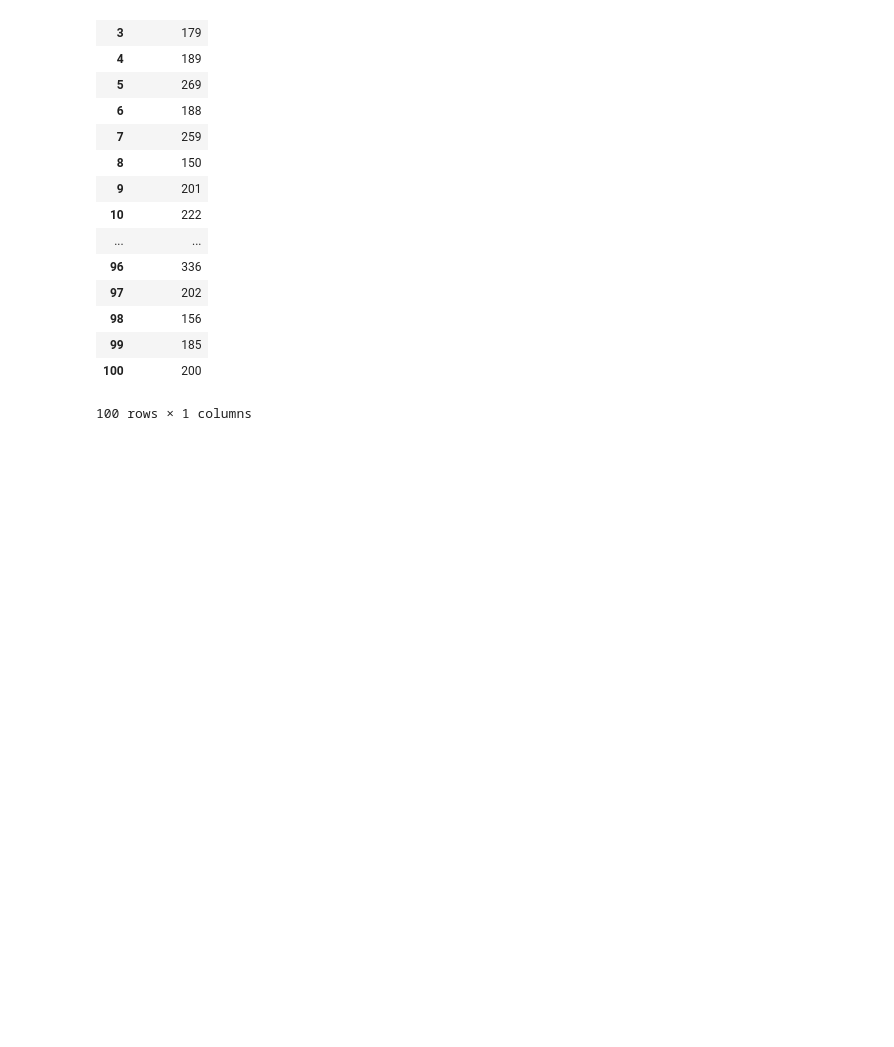
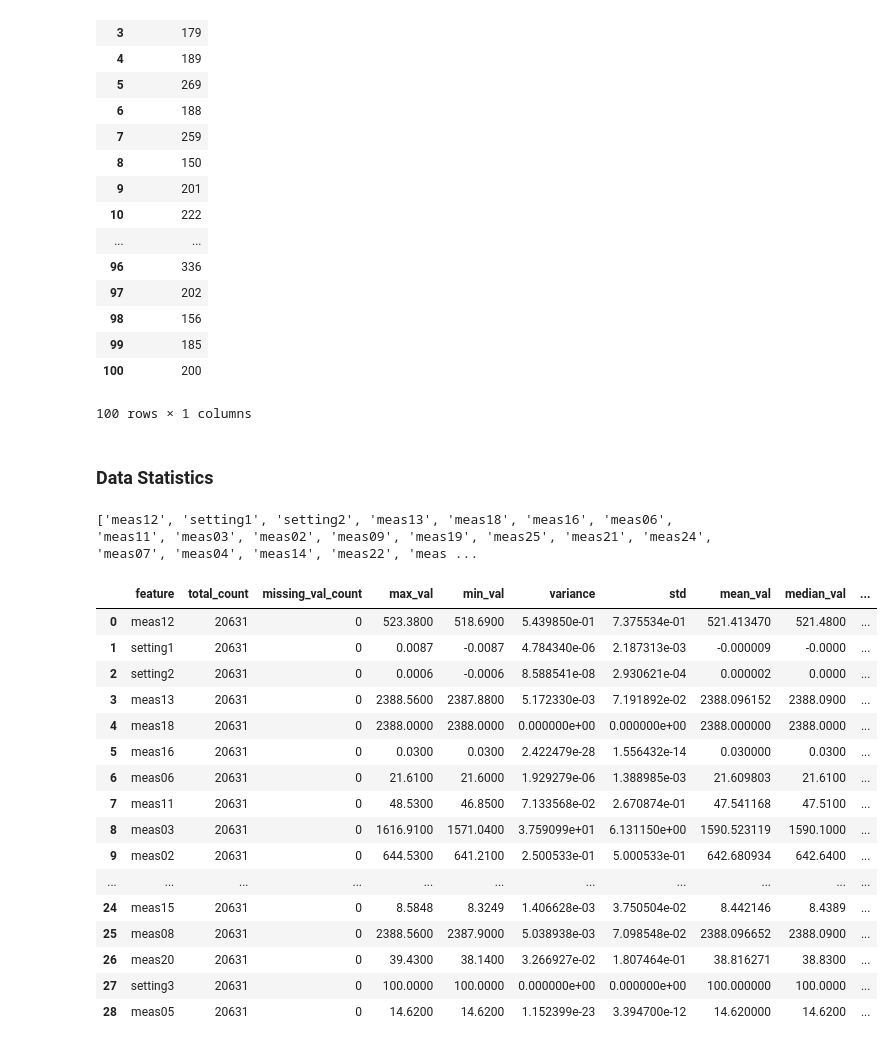
Before and after one commit to TalatIqbal/OilGasConference, a Jupyter notebook: notebooks/tl - A00 - Data processing.ipynb, the cells around one changed output. Cells and saved outputs as stored; diff of their text form; code cells hidden in the pictures; blank space fills up the shorter version.

```diff
--- a/notebooks/tl - A00 - Data processing.ipynb
+++ b/notebooks/tl - A00 - Data processing.ipynb
@@ -115,3 +115,67 @@ df[['unit', 'time_cycles']].groupby('unit').count()
 | 99 | 185 |
 | 100 | 200 |
 100 rows × 1 columns
+# %% [markdown]
+### Data Statistics
+# %%
+features = list(set(col_headers) - set(['time_cycles','unit']))
+print(features)
+# %% [output]
+['meas12', 'setting1', 'setting2', 'meas13', 'meas18', 'meas16', 'meas06', 'meas11', 'meas03', 'meas02', 'meas09', 'meas19', 'meas25', 'meas21', 'meas24', 'meas07', 'meas04', 'meas14', 'meas22', 'meas ...
+# %%
+df_stats = pd.DataFrame(columns=['feature',
+                                 'total_count',
+                                 'missing_val_count',
+                                 'max_val',
+                                 'min_val',
+                                 'variance',
+                                 'std',
+                                 'mean_val',
+                                 'median_val',
+                                 'kurt',
+                                 'skew'])
+
+idx = 0
+for feature in features:
+
+    df = df_raw[['unit', feature]]
+
+    new_row = {
+        'feature':feature,
+        'total_count': len(df),
+        'missing_val_count': len(df)-df[feature].count(),
+        'max_val': df[feature].max(),
+        'min_val': df[feature].min(),
+        'variance': df[feature].var(),
+        'std': df[feature].std(),
+        'mean_val': df[feature].mean(),
+        'median_val': df[feature].median(),
+        'kurt': df[feature].kurt(),
+        'skew': df[feature].skew()
+    }
+
+    df_stats.loc[idx] = new_row
+    idx += 1
+
+# Get the percentage missing values
+df_stats['perc_missing'] = df_stats['missing_val_count']/df_stats['total_count'] * 100
+# %%
+df_stats
+# %% [output]
+|  | feature | total_count | missing_val_count | max_val | min_val | variance | std | mean_val | median_val | ... |
+| 0 | meas12 | 20631 | 0 | 523.3800 | 518.6900 | 5.439850e-01 | 7.375534e-01 | 521.413470 | 521.4800 | ... |
+| 1 | setting1 | 20631 | 0 | 0.0087 | -0.0087 | 4.784340e-06 | 2.187313e-03 | -0.000009 | -0.0000 | ... |
+| 2 | setting2 | 20631 | 0 | 0.0006 | -0.0006 | 8.588541e-08 | 2.930621e-04 | 0.000002 | 0.0000 | ... |
+| 3 | meas13 | 20631 | 0 | 2388.5600 | 2387.8800 | 5.172330e-03 | 7.191892e-02 | 2388.096152 | 2388.0900 | ... |
+| 4 | meas18 | 20631 | 0 | 2388.0000 | 2388.0000 | 0.000000e+00 | 0.000000e+00 | 2388.000000 | 2388.0000 | ... |
+| 5 | meas16 | 20631 | 0 | 0.0300 | 0.0300 | 2.422479e-28 | 1.556432e-14 | 0.030000 | 0.0300 | ... |
+| 6 | meas06 | 20631 | 0 | 21.6100 | 21.6000 | 1.929279e-06 | 1.388985e-03 | 21.609803 | 21.6100 | ... |
+| 7 | meas11 | 20631 | 0 | 48.5300 | 46.8500 | 7.133568e-02 | 2.670874e-01 | 47.541168 | 47.5100 | ... |
+| 8 | meas03 | 20631 | 0 | 1616.9100 | 1571.0400 | 3.759099e+01 | 6.131150e+00 | 1590.523119 | 1590.1000 | ... |
+| 9 | meas02 | 20631 | 0 | 644.5300 | 641.2100 | 2.500533e-01 | 5.000533e-01 | 642.680934 | 642.6400 | ... |
+| ... | ... | ... | ... | ... | ... | ... | ... | ... | ... | ... |
+| 24 | meas15 | 20631 | 0 | 8.5848 | 8.3249 | 1.406628e-03 | 3.750504e-02 | 8.442146 | 8.4389 | ... |
+| 25 | meas08 | 20631 | 0 | 2388.5600 | 2387.9000 | 5.038938e-03 | 7.098548e-02 | 2388.096652 | 2388.0900 | ... |
+| 26 | meas20 | 20631 | 0 | 39.4300 | 38.1400 | 3.266927e-02 | 1.807464e-01 | 38.816271 | 38.8300 | ... |
+| 27 | setting3 | 20631 | 0 | 100.0000 | 100.0000 | 0.000000e+00 | 0.000000e+00 | 100.000000 | 100.0000 | ... |
+| 28 | meas05 | 20631 | 0 | 14.6200 | 14.6200 | 1.152399e-23 | 3.394700e-12 | 14.620000 | 14.6200 | ... |
```
Also changed, not shown: parts of 17 cells of this notebook, 5 other files.
